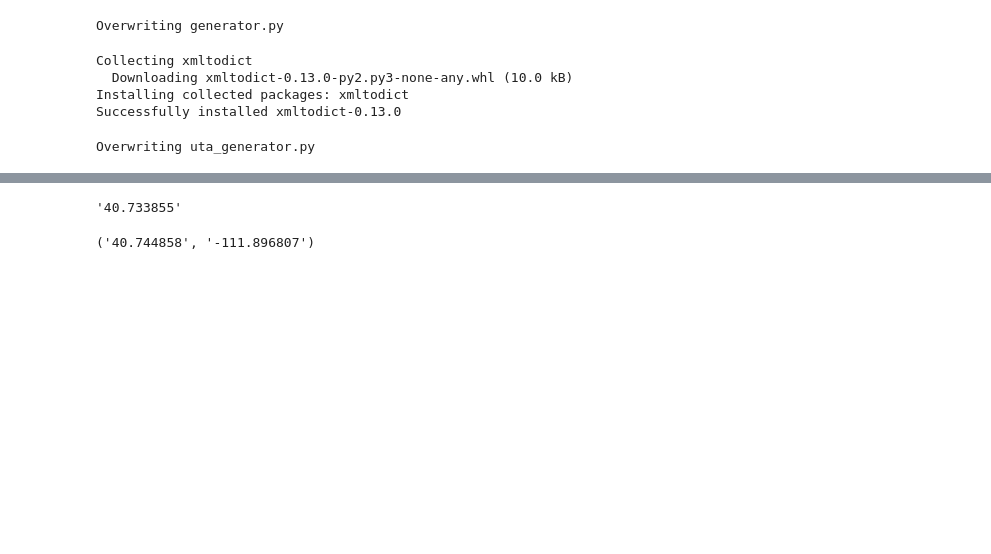
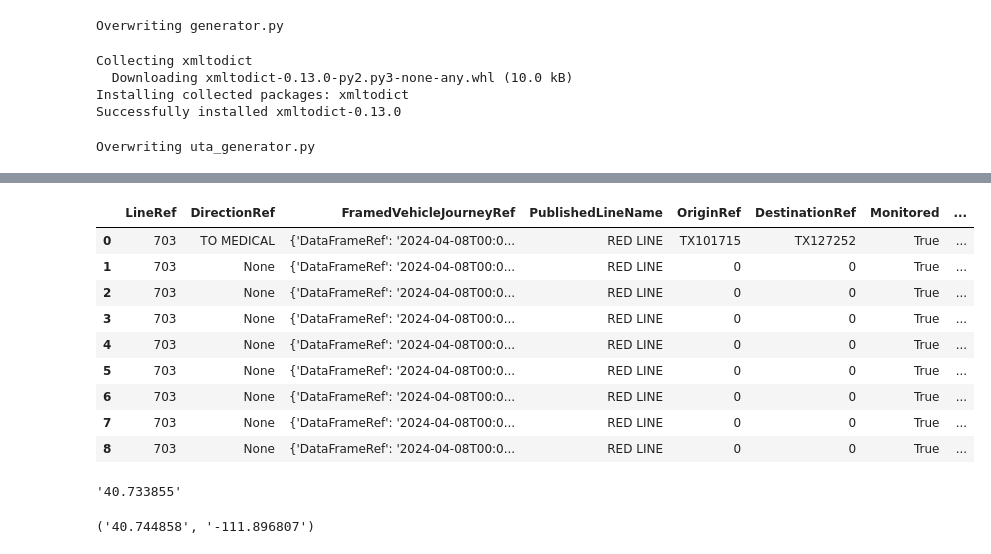
Before and after one commit to matthewpecsok/data_engineering, a Jupyter notebook: tutorials/de_streaming_kafka_tutorial.ipynb, the cells around one changed output, grey strips where cells are left out. Saved outputs shown, nothing was run; the diff lists cells and outputs as text; code cells hidden in the pictures; blank space fills up the shorter version.

```diff
--- a/tutorials/de_streaming_kafka_tutorial.ipynb
+++ b/tutorials/de_streaming_kafka_tutorial.ipynb
@@ -210,3 +230,16 @@ def get_locations(token):
+# %%
+df
+# %% [output]
+|  | LineRef | DirectionRef | FramedVehicleJourneyRef | PublishedLineName | OriginRef | DestinationRef | Monitored | ... |
+| 0 | 703 | TO MEDICAL | {'DataFrameRef': '2024-04-08T00:0... | RED LINE | TX101715 | TX127252 | True | ... |
+| 1 | 703 | None | {'DataFrameRef': '2024-04-08T00:0... | RED LINE | 0 | 0 | True | ... |
+| 2 | 703 | None | {'DataFrameRef': '2024-04-08T00:0... | RED LINE | 0 | 0 | True | ... |
+| 3 | 703 | None | {'DataFrameRef': '2024-04-08T00:0... | RED LINE | 0 | 0 | True | ... |
+| 4 | 703 | None | {'DataFrameRef': '2024-04-08T00:0... | RED LINE | 0 | 0 | True | ... |
+| 5 | 703 | None | {'DataFrameRef': '2024-04-08T00:0... | RED LINE | 0 | 0 | True | ... |
+| 6 | 703 | None | {'DataFrameRef': '2024-04-08T00:0... | RED LINE | 0 | 0 | True | ... |
+| 7 | 703 | None | {'DataFrameRef': '2024-04-08T00:0... | RED LINE | 0 | 0 | True | ... |
+| 8 | 703 | None | {'DataFrameRef': '2024-04-08T00:0... | RED LINE | 0 | 0 | True | ... |
 # %%
 %%script bash --bg
 
```
Also changed, not shown: parts of 4 cells of this notebook.
